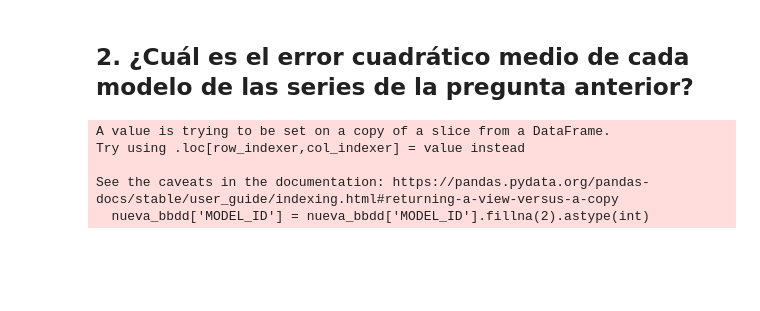
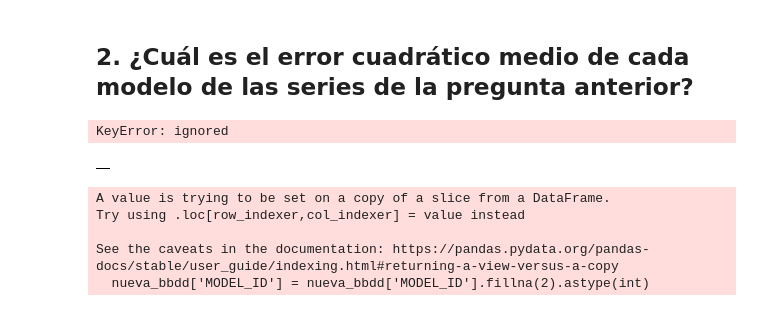
Before and after one commit to patriciamediavilla/L1P2, a Jupyter notebook: Untitled6.ipynb, the cells around one changed output. Drawn from its saved outputs; the diff is of its cells as text; code cells hidden in the pictures; blank space fills up the shorter version.

```diff
--- a/Untitled6.ipynb
+++ b/Untitled6.ipynb
@@ -208,3 +213,59 @@ for customer, customer_data in df_actual.groupby('CUSTOMER'):
+# %%
+# Primero debemos obtener los customers/canales/productos obtenidos anteriormente en el primer apartado separados por fechas
+# es decir, como si fuera una serie temporal.
+# Esto lo realizamos para los actuals, y para los forecast debemos tener en cuenta además cuando se realizó dicho forecast y con que modelo.
+df1_week = df1.groupby(['YEAR', 'WEEK', 'CUSTOMER', 'SEGMENT/CHANNEL', 'PRODUCT'])['AMOUNT'].mean().reset_index()
+df2_week = df2.groupby(['YEAR', 'WEEK', 'CUSTOMER', 'SEGMENT/CHANNEL', 'PRODUCT', 'MODEL_ID', 'FORECAST'])['AMOUNT'].mean().reset_index()
+
+df_week = df1_week.join(df2_week.set_index(['YEAR', 'WEEK', 'CUSTOMER','SEGMENT/CHANNEL', 'PRODUCT']),
+                                           on = ['YEAR', 'WEEK', 'CUSTOMER','SEGMENT/CHANNEL', 'PRODUCT'], how = 'inner', lsuffix='_actual', rsuffix='_forecast')
+
+
+#pasamos la fecha a formato fecha y la ponemos en una columa
+df_week['DATE'] = pd.to_datetime(df_week['YEAR'].astype(int).astype(str) + '-' + df_week['WEEK'].astype(int).astype(str) + '-' + '1', format='%Y-%W-%w')
+
+#Error cuadrático medio cada semana
+df_week['MSE'] = (df_week['AMOUNT_actual'] - df_week['AMOUNT_forecast'])**2
+
+for customers in customer:
+  channel_product = customer_data[customer_data['CUSTOMER'] == customers]
+  channel_product = channel_product.sort_values(by = 'AMOUNT', ascending = False)[0:5]
+
+  df_vacio = pd.DataFrame()
+  # Número de filas
+  numFilas = channel_product.shape[0]
+
+  for i in range(0, numFilas):
+    fila = channel_product.iloc[i]
+
+    # Establecemos que solo queremos aquellos datos que cumplan esta condición
+    condicion = (df_week['CUSTOMER'] == customers) & (df_week['SEGMENT/CHANNEL'] == fila['SEGMENT/CHANNEL']) & (df_week['PRODUCT'] == fila['PRODUCT'])
+
+    # Dividimos nuestros valores entro lo que "n", número de filas que cumplen dicha condición
+    df_week[condicion]['AMOUNT_MSE'] = df_week[condicion]['AMOUNT_MSE']
+
+    # Lo guardamos en el dataframe, de tal forma que al final de este bucle, esta variable contendra
+    # el error cuadrático medio por fecha de cada customer/canal/producto
+    df_vacio = pd.concat([df_vacio, df_week[condicion]], ignore_index = True)
+
+    # Graficamos la serie temporal de los MSE en un gráfico de líneas
+    px.line(df_week[condicion], x = 'DATE', y = 'AMOUNT_MSE', color = 'MODEL_ID', markers=True,
+            title = 'CUSTOMER: ' + customers + '; CHANNEL: ' + fila['SEGMENT/CHANNEL'] + '; PRODUCT: ' + fila['PRODUCT']).show()
+
+  df_vacio['channel-product'] = df_vacio['SEGMENT/CHANNEL'] + '-' + df_vacio['PRODUCT']
+  df_vacio = df_vacio.groupby(['CUSTOMER', 'channel-product', 'MODEL_ID'])['AMOUNT_MSE'].mean().reset_index()
+
+  # Por último, graficamos el MSE total por cada uno de ellos para saber cuales de ellos son los que tiene
+  # menor MSE
+  px.histogram(df_vacio, x = 'channel-product', y = 'AMOUNT_MSE',
+               color = 'MODEL_ID', title = 'CUSTOMER: ' + customers, barmode = 'group',
+               text_auto='.2s').show()
+# %% [output]
+KeyError: ignored
+# %%
+df_vacio
+# %% [output]
+|  |
 # %%
 
 
```
Also changed, not shown: parts of 12 cells of this notebook.
